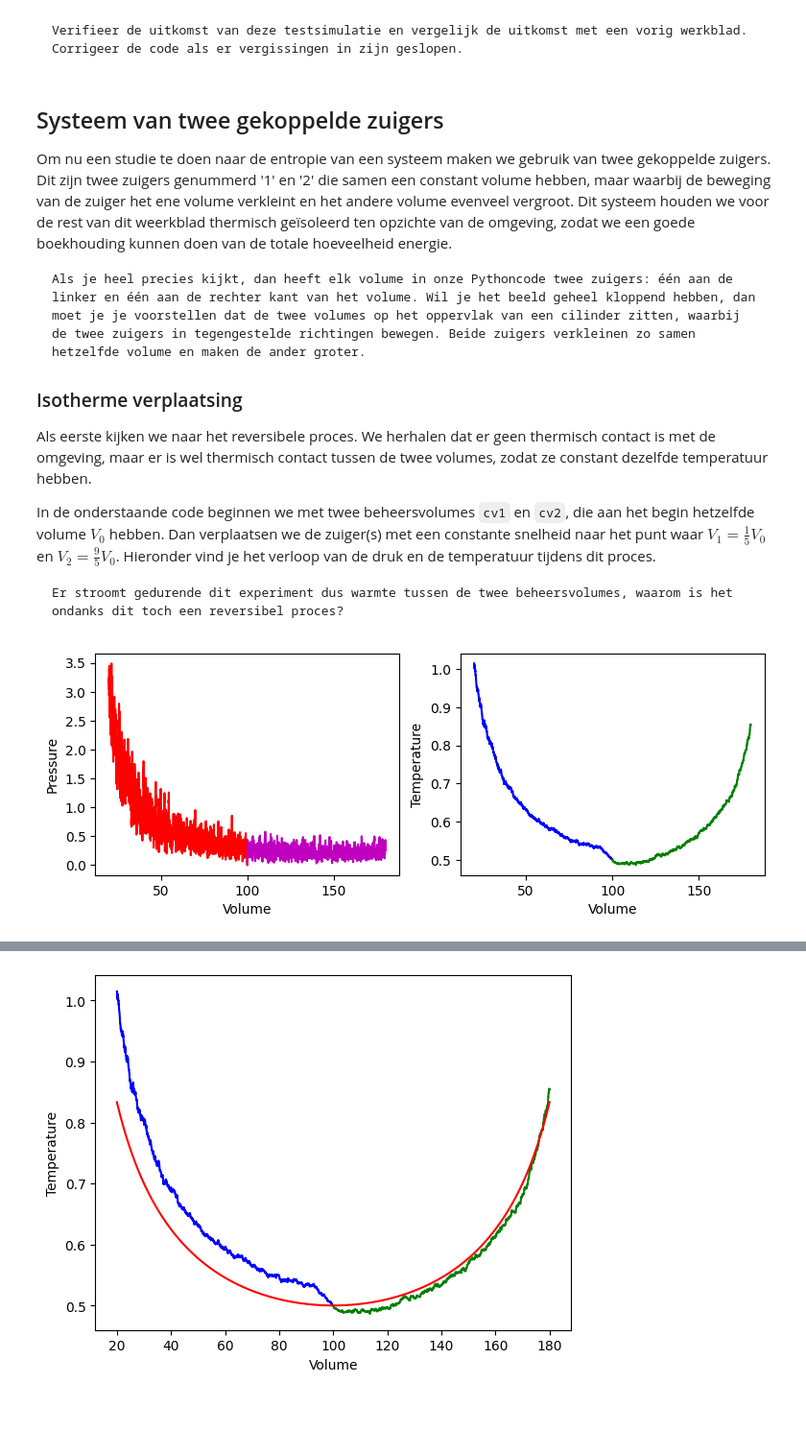
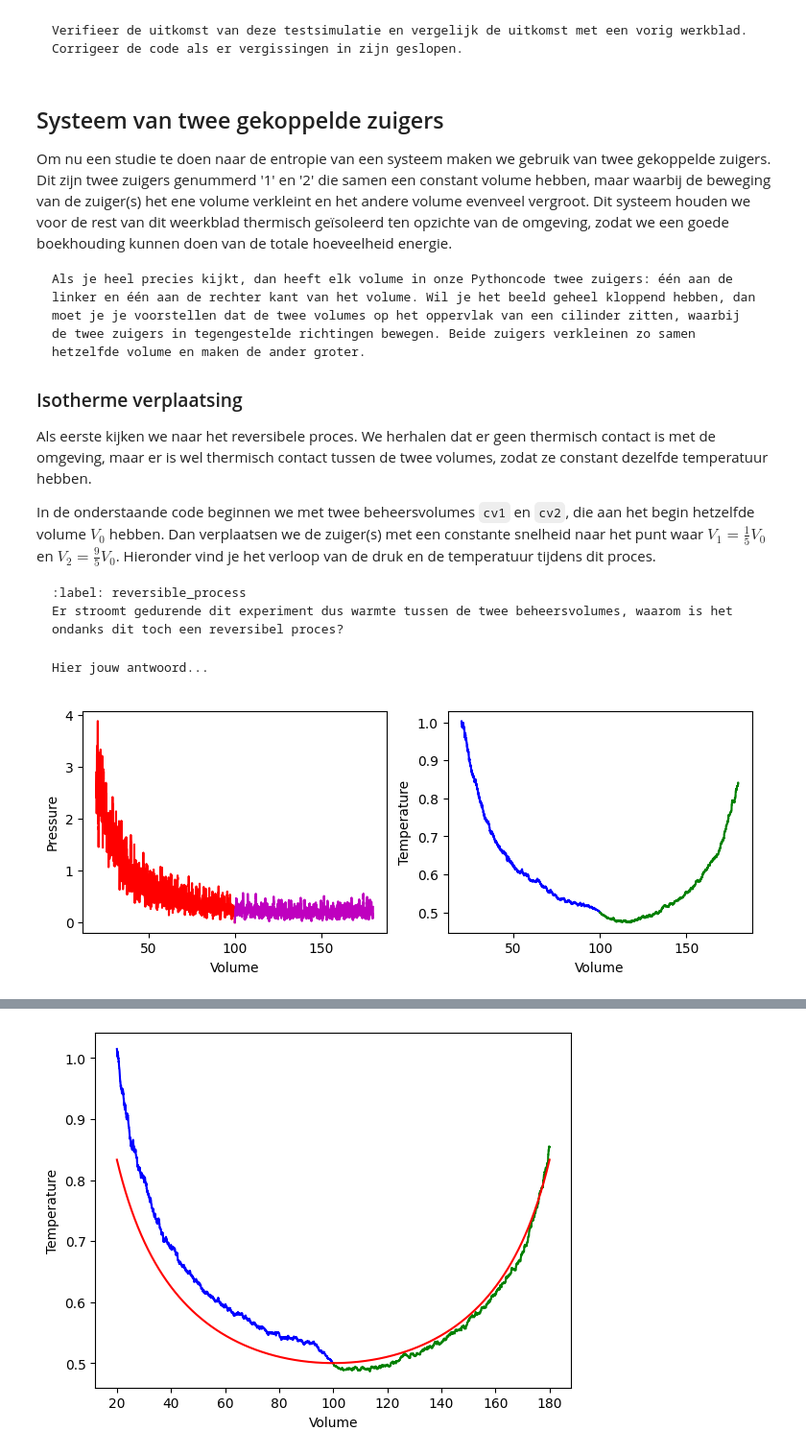
Before and after one commit to Contemporary-Physicslab/PySim, a Jupyter notebook: book/Q2/entropie.ipynb, the cells around one changed output, grey strips where cells are left out. Shown at 96% size. Saved outputs shown, nothing was run; the diff lists cells and outputs as text; code cells hidden in the pictures; blank space fills up the shorter version.

````diff
--- a/book/Q2/entropie.ipynb
+++ b/book/Q2/entropie.ipynb
@@ -28,4 +39,6 @@ Net als bij de eerdere simulaties, gaan we uit van dezelfde set van constanten.
 # %%
+# voorbeelduitwerking
+
 import numpy as np
 import matplotlib.pyplot as plt
 from matplotlib.animation import FuncAnimation
@@ -36,7 +49,7 @@ N = 40                         # Aantal deeltjes
 V_0 = 1                        # Startsnelheid van deeltjes
 RADIUS = 0.1                   # Straal van moleculen
 DT = 0.3 * RADIUS / V_0        # Tijdstap om geen botsing te missen
-V_PISTON_0 = -0.1              # Startsnelheid van zuiger
+V_PISTON_0 = -0.02              # Startsnelheid van zuiger
 # (negatief betekent zowel links als rechts naar binnen gericht)
 # %% [markdown]
 En maken we daarnaast ook gebruik van een klasse die het gedrag van deeltjes omschrijft:
@@ -189,9 +202,8 @@ num_data = 5000
 volumes = np.zeros(num_data, dtype=float)
 pressures = np.zeros(num_data, dtype=float)
 temperatures = np.zeros(num_data, dtype=float)
-# times = np.linspace(1, 100, 100)
 
-cv = ControlVolume(BOX_SIZE_0, BOX_SIZE_0, 50, 0.2 *  V_PISTON_0, 0.5)
+cv = ControlVolume(BOX_SIZE_0, BOX_SIZE_0, 50, V_PISTON_0, 0.5)
 for i in range(num_data):
     cv.take_time_step()
     volumes[i] = cv.area
@@ -218,9 +230,9 @@ Verifieer de uitkomst van deze testsimulatie en vergelijk de uitkomst met een vo
 # %% [markdown]
 ## Systeem van twee gekoppelde zuigers
 
-Om nu een studie te doen naar de entropie van een systeem maken we gebruik van twee gekoppelde zuigers. Dit zijn twee zuigers genummerd '1' en '2' die samen een constant volume hebben, maar waarbij de beweging van de zuiger het ene volume verkleint en het andere volume evenveel vergroot. Dit systeem houden we voor de rest van dit weerkblad thermisch geïsoleerd ten opzichte van de omgeving, zodat we een goede boekhouding kunnen doen van de totale hoeveelheid energie.
+Om nu een studie te doen naar de entropie van een systeem maken we gebruik van twee gekoppelde zuigers. Dit zijn twee zuigers genummerd '1' en '2' die samen een constant volume hebben, maar waarbij de beweging van de zuiger(s) het ene volume verkleint en het andere volume evenveel vergroot. Dit systeem houden we voor de rest van dit weerkblad thermisch geïsoleerd ten opzichte van de omgeving, zodat we een goede boekhouding kunnen doen van de totale hoeveelheid energie.
 
-```{remark}
+```{note}
 Als je heel precies kijkt, dan heeft elk volume in onze Pythoncode twee zuigers: één aan de linker en één aan de rechter kant van het volume. Wil je het beeld geheel kloppend hebben, dan moet je je voorstellen dat de twee volumes op het oppervlak van een cilinder zitten, waarbij de twee zuigers in tegengestelde richtingen bewegen. Beide zuigers verkleinen zo samen hetzelfde volume en maken de ander groter.
 ```
 
@@ -231,10 +243,15 @@ Als eerste kijken we naar het reversibele proces. We herhalen dat er geen thermi
 In de onderstaande code beginnen we met twee beheersvolumes `cv1` en `cv2`, die aan het begin hetzelfde volume $V_0$ hebben. Dan verplaatsen we de zuiger(s) met een constante snelheid naar het punt waar $V_1=\frac{1}{5}V_0$ en $V_2= \frac{9}{5} V_0$. Hieronder vind je het verloop van de druk en de temperatuur tijdens dit proces.
 
 ```{exercise}
+:label: reversible_process
 Er stroomt gedurende dit experiment dus warmte tussen de twee beheersvolumes, waarom is het ondanks dit toch een reversibel proces?
 ```
+
+```{solution} reversible_process
+Hier jouw antwoord...
+```
 # %%
-num_data = 6666
+num_data = round(abs(BOX_SIZE_0 * 0.4 / (DT * V_PISTON_0)))
 
 volumes1 = np.zeros(num_data, dtype=float)
 pressures1 = np.zeros(num_data, dtype=float)
@@ -243,36 +260,36 @@ volumes2 = np.zeros(num_data, dtype=float)
 pressures2 = np.zeros(num_data, dtype=float)
 temperatures2 = np.zeros(num_data, dtype=float)
 
-cv1 = ControlVolume(BOX_SIZE_0, BOX_SIZE_0, 50, +0.2 * V_PISTON_0, 0.5)
-cv2 = ControlVolume(BOX_SIZE_0, BOX_SIZE_0, 50, -0.2 * V_PISTON_0, 0.5)
+cv1 = ControlVolume(BOX_SIZE_0, BOX_SIZE_0, 50, +V_PISTON_0, 0.5)
+cv2 = ControlVolume(BOX_SIZE_0, BOX_SIZE_0, 50, -V_PISTON_0, 0.5)
 
 for i in range(num_data):
     cv1.take_time_step()
     cv2.take_time_step()
     average_temp = (cv1.temperature + cv2.temperature) / 2
     cv1.set_temp = average_temp
     cv2.set_temp = average_temp
     volumes1[i] = cv1.area
     pressures1[i] = cv1.pressure
     temperatures1[i] = cv1.temperature
     volumes2[i] = cv2.area
     pressures2[i] = cv2.pressure
     temperatures2[i] = cv2.temperature
 
 fig, (ax1, ax2) = plt.subplots(1, 2, figsize=(9, 3))
 ax1.set_xlabel('Volume')
 ax1.set_ylabel('Pressure')
 ax2.set_xlabel('Volume')
 ax2.set_ylabel('Temperature')
 fig.tight_layout
 
 ax1.plot(volumes1, pressures1, '-r')
 ax2.plot(volumes1, temperatures1, '-b')
 ax1.plot(volumes2, pressures2, '-m')
 ax2.plot(volumes2, temperatures2, '-g')
 
 plt.show()
 # %% [output]
-[figure, old version]
+[figure, new version]
 # %% [markdown]
 ```{exercise}
````
Also changed, not shown: parts of 13 cells of this notebook.
